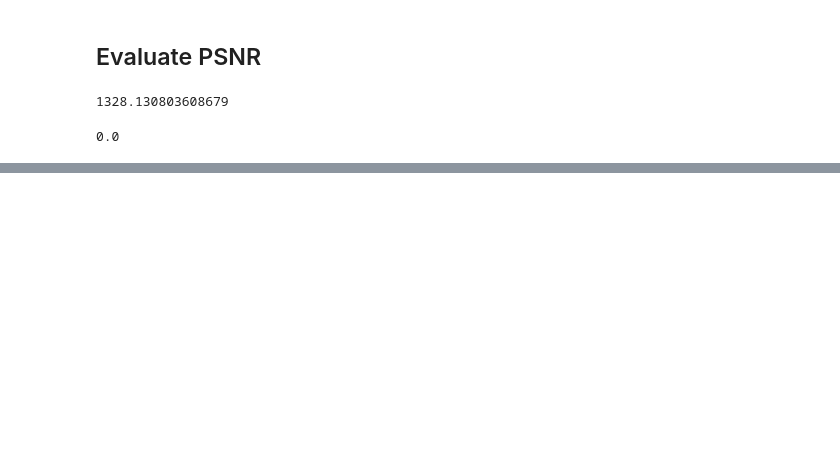
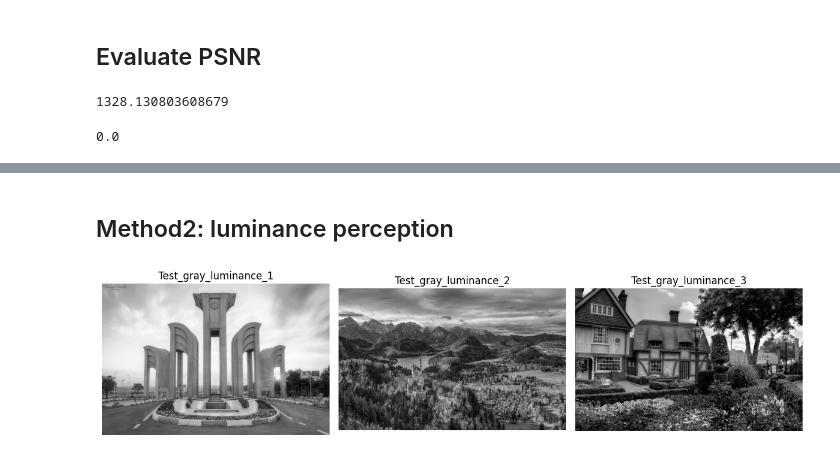
Before and after one commit to pouriaSameti/Advanced-Multimedia-Systems, a Jupyter notebook: Exercise 1/code.ipynb, the cells around one changed output, grey strips where cells are left out. Saved outputs shown, nothing was run; the diff lists cells and outputs as text; code cells hidden in the pictures; blank space fills up the shorter version.

```diff
--- a/Exercise 1/code.ipynb
+++ b/Exercise 1/code.ipynb
@@ -114,0 +144,22 @@ peak_signal_noise_ratio(white_image, black_image)
+# %% [markdown]
+## Method2: luminance perception
+# %%
+def rgb_to_gray_luminance(image):
+    image = image / 255
+    red_channel = image[:,:, 0]
+    green_channel = image[:,:, 1]
+    blue_channel = image[:,:, 2]
+
+    final_gray = (0.2126 * red_channel) + (0.7152 * green_channel) + (0.0722 * blue_channel)
+    final_gray = final_gray * 255
+    return final_gray
+
+test1_gray_lum = rgb_to_gray_luminance(test1)
+test2_gray_lum = rgb_to_gray_luminance(test2)
+test3_gray_lum = rgb_to_gray_luminance(test3)
+
+titles = ['Test_gray_luminance_1', 'Test_gray_luminance_2', 'Test_gray_luminance_3']
+images = [test1_gray_lum, test2_gray_lum, test3_gray_lum]
+show_results(images, titles)
+# %% [output]
+[figure, added]
```
Also changed, not shown: parts of 10 cells of this notebook.
